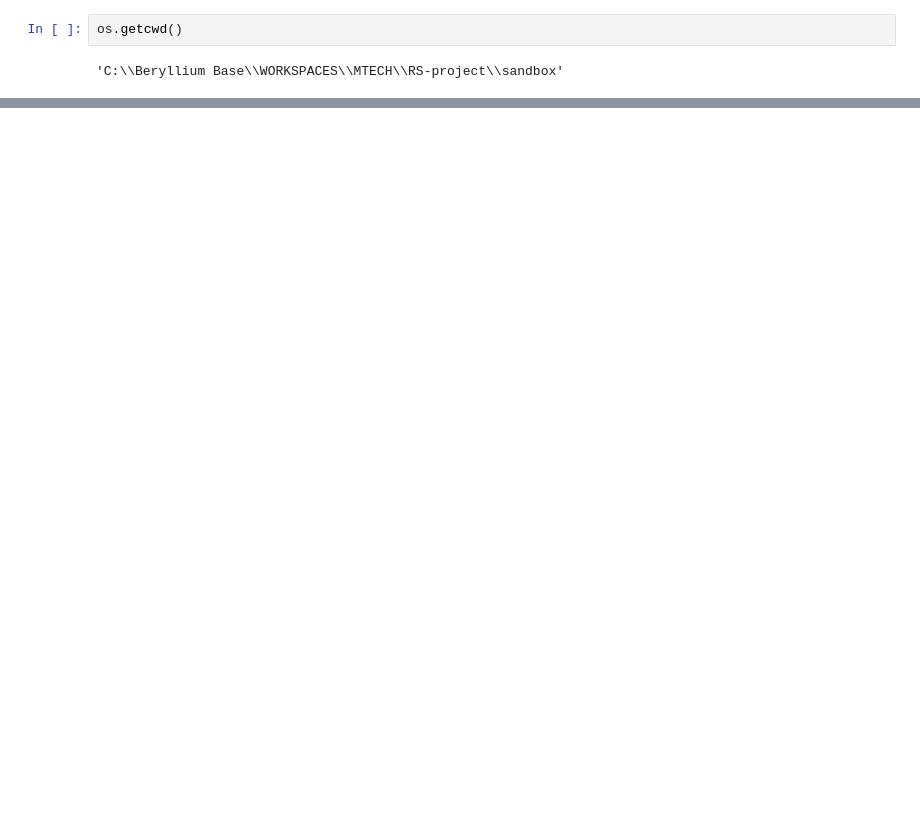
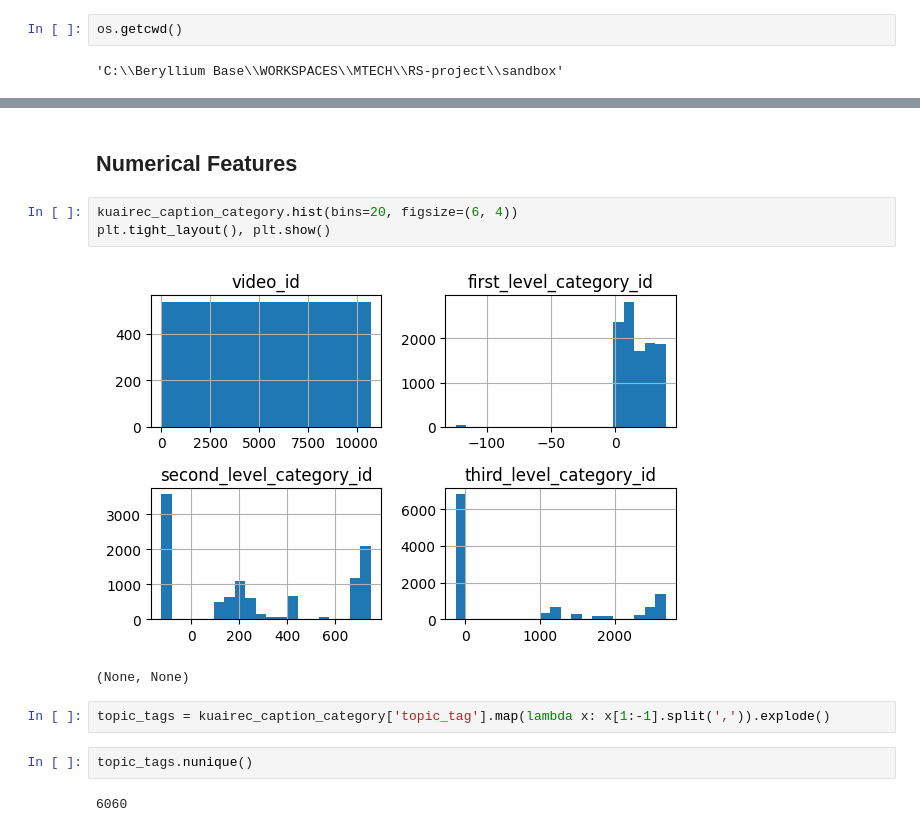
Before and after one commit to Minecraftian14/rs-fatigue-aware-dual-system-recommender-system, a Jupyter notebook: sandbox/data_models_kuairec.ipynb, the cells around one changed output, grey strips where cells are left out. Cells and saved outputs as stored; diff of their text form; blank space fills up the shorter version.

```diff
--- a/sandbox/data_models_kuairec.ipynb
+++ b/sandbox/data_models_kuairec.ipynb
@@ -55,0 +163,14 @@ def sample_candidates(true_item, num_neg=50):
+# %% [markdown]
+## Numerical Features
+# %%
+kuairec_caption_category.hist(bins=20, figsize=(6, 4))
+plt.tight_layout(), plt.show()
+# %% [output]
+[figure, added]
+(None, None)
+# %%
+topic_tags = kuairec_caption_category['topic_tag'].map(lambda x: x[1:-1].split(',')).explode()
+# %%
+topic_tags.nunique()
+# %% [output]
+6060
```
Also changed, not shown: parts of 67 cells of this notebook, 11 other files.
